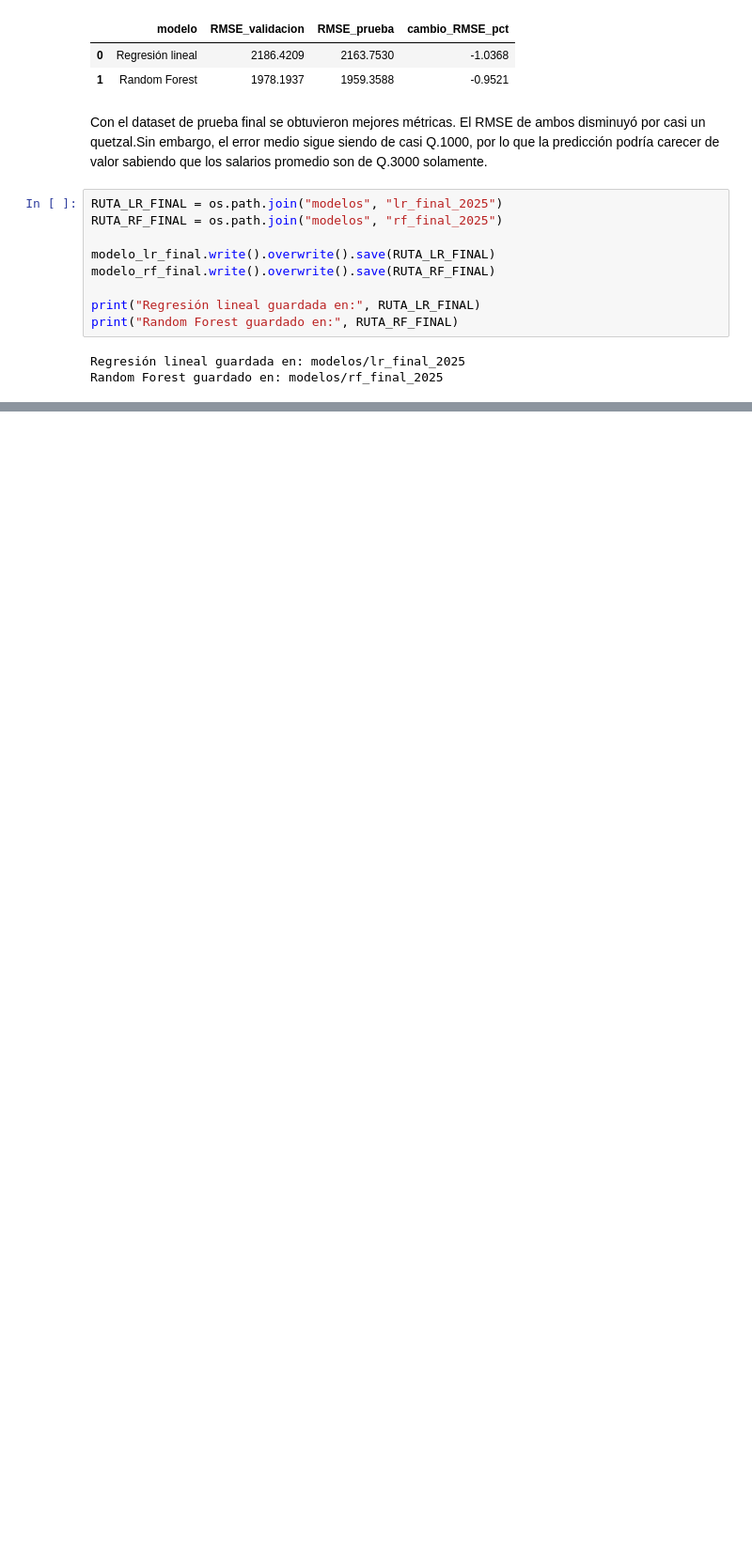
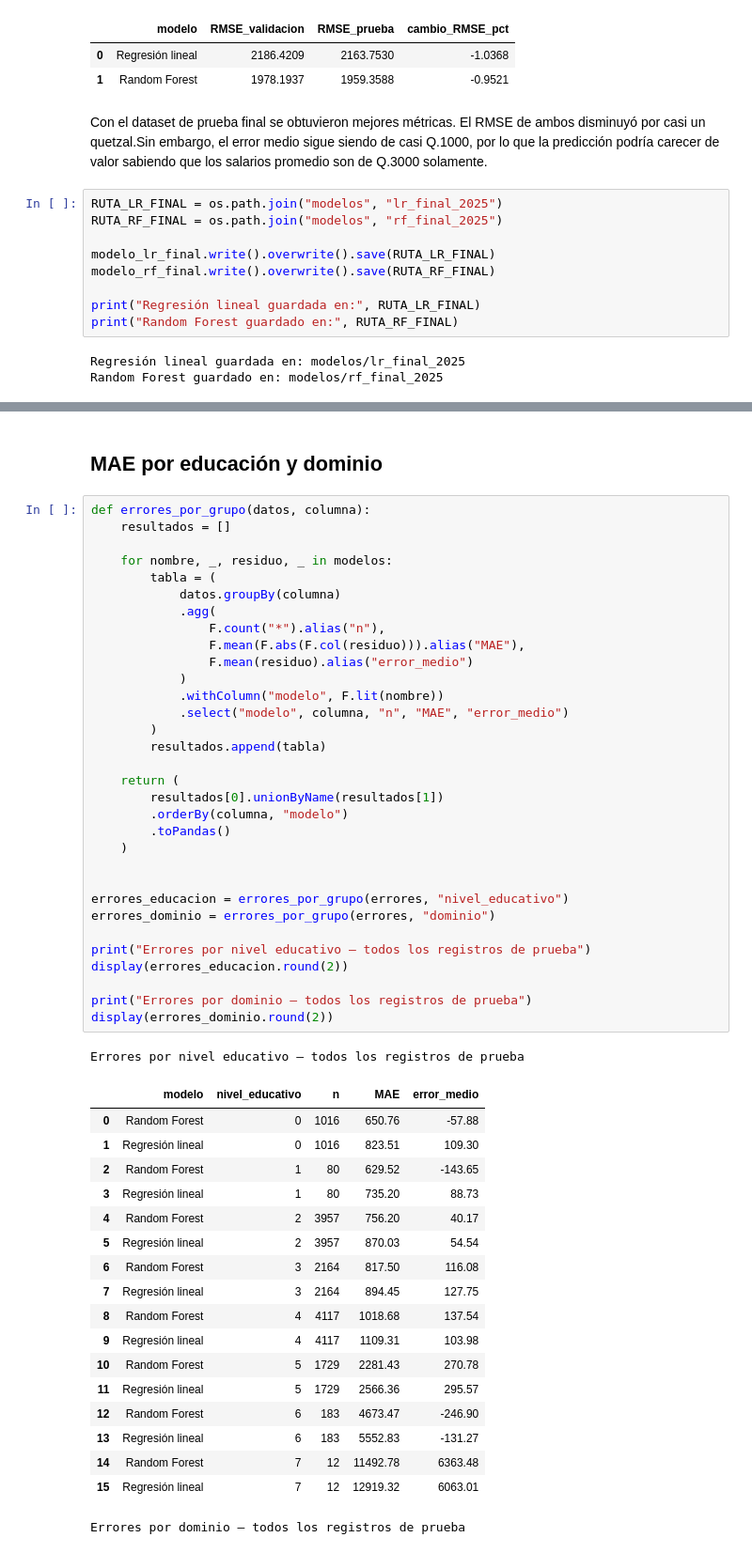
Before and after one commit to CindyGualim/lab7-data, a Jupyter notebook: notebooks/Laboratorio7_SparkMLlib.ipynb, the cells around one changed output, grey strips where cells are left out. Shown at 94% size. Saved outputs shown, nothing was run; the diff lists cells and outputs as text; blank space fills up the shorter version.

```diff
--- a/notebooks/Laboratorio7_SparkMLlib.ipynb
+++ b/notebooks/Laboratorio7_SparkMLlib.ipynb
@@ -1706,0 +1836,54 @@ Random Forest guardado en: modelos/rf_final_2025
+# %% [markdown]
+## MAE por educación y dominio
+# %%
+def errores_por_grupo(datos, columna):
+    resultados = []
+
+    for nombre, _, residuo, _ in modelos:
+        tabla = (
+            datos.groupBy(columna)
+            .agg(
+                F.count("*").alias("n"),
+                F.mean(F.abs(F.col(residuo))).alias("MAE"),
+                F.mean(residuo).alias("error_medio")
+            )
+            .withColumn("modelo", F.lit(nombre))
+            .select("modelo", columna, "n", "MAE", "error_medio")
+        )
+        resultados.append(tabla)
+
+    return (
+        resultados[0].unionByName(resultados[1])
+        .orderBy(columna, "modelo")
+        .toPandas()
+    )
+
+
+errores_educacion = errores_por_grupo(errores, "nivel_educativo")
+errores_dominio = errores_por_grupo(errores, "dominio")
+
+print("Errores por nivel educativo — todos los registros de prueba")
+display(errores_educacion.round(2))
+
+print("Errores por dominio — todos los registros de prueba")
+display(errores_dominio.round(2))
+# %% [output]
+Errores por nivel educativo — todos los registros de prueba
+|  | modelo | nivel_educativo | n | MAE | error_medio |
+| 0 | Random Forest | 0 | 1016 | 650.76 | -57.88 |
+| 1 | Regresión lineal | 0 | 1016 | 823.51 | 109.30 |
+| 2 | Random Forest | 1 | 80 | 629.52 | -143.65 |
+| 3 | Regresión lineal | 1 | 80 | 735.20 | 88.73 |
+| 4 | Random Forest | 2 | 3957 | 756.20 | 40.17 |
+| 5 | Regresión lineal | 2 | 3957 | 870.03 | 54.54 |
+| 6 | Random Forest | 3 | 2164 | 817.50 | 116.08 |
+| 7 | Regresión lineal | 3 | 2164 | 894.45 | 127.75 |
+| 8 | Random Forest | 4 | 4117 | 1018.68 | 137.54 |
+| 9 | Regresión lineal | 4 | 4117 | 1109.31 | 103.98 |
+| 10 | Random Forest | 5 | 1729 | 2281.43 | 270.78 |
+| 11 | Regresión lineal | 5 | 1729 | 2566.36 | 295.57 |
+| 12 | Random Forest | 6 | 183 | 4673.47 | -246.90 |
+| 13 | Regresión lineal | 6 | 183 | 5552.83 | -131.27 |
+| 14 | Random Forest | 7 | 12 | 11492.78 | 6363.48 |
+| 15 | Regresión lineal | 7 | 12 | 12919.32 | 6063.01 |
+Errores por dominio — todos los registros de prueba
```
Also changed, not shown: parts of 17 cells of this notebook.
